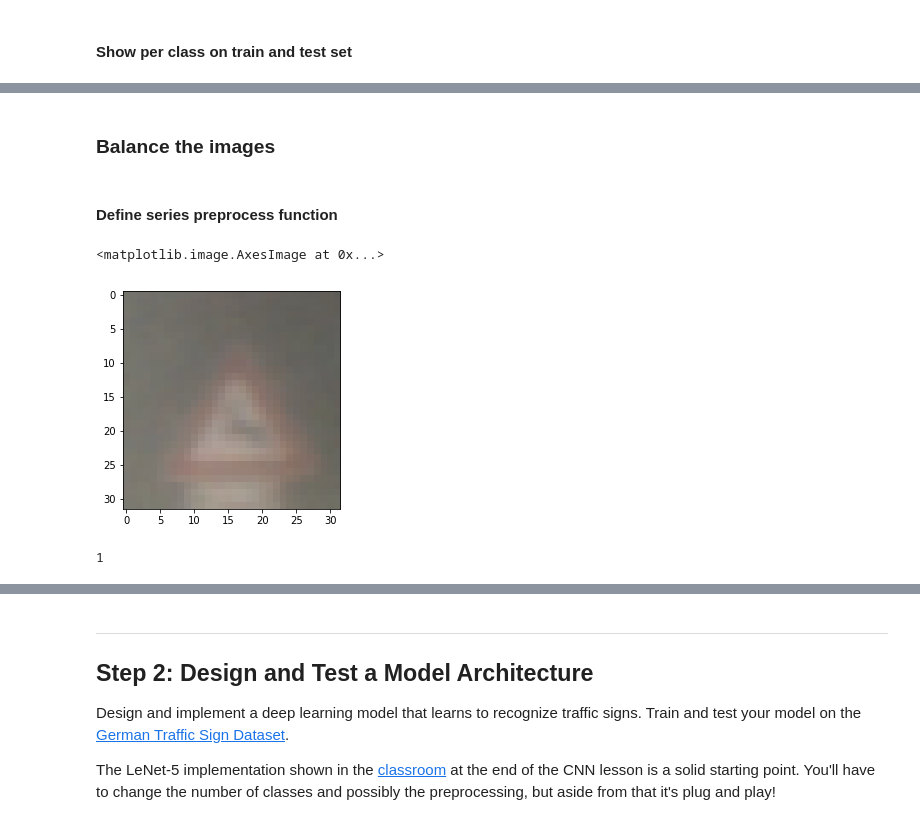
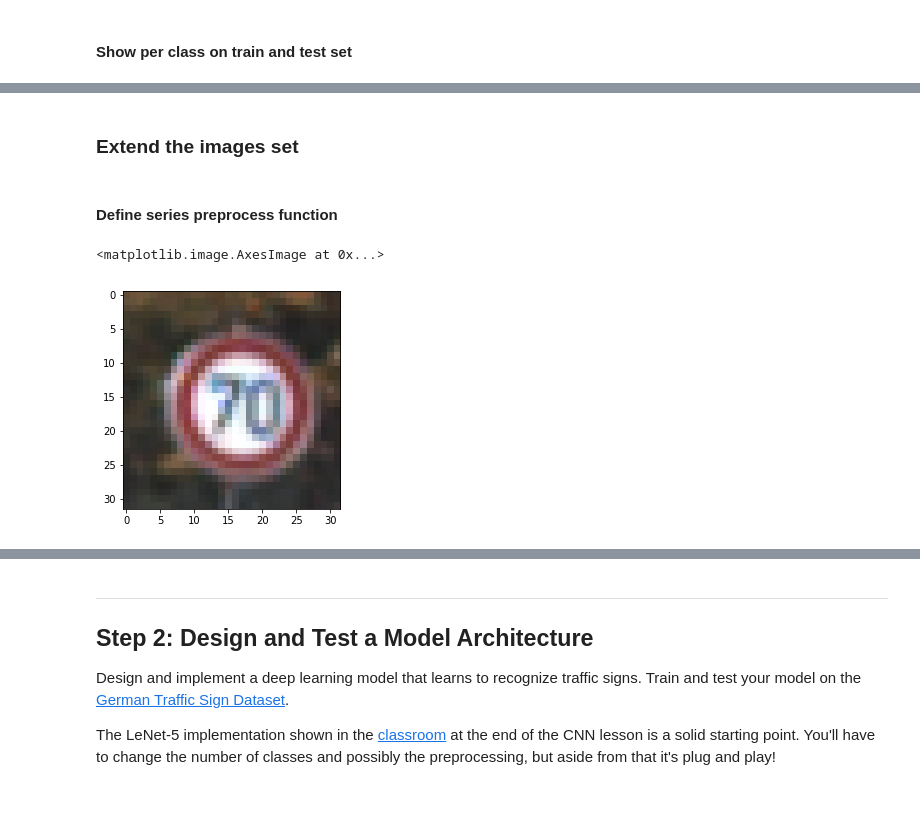
Before and after one commit to aimuch/CarND-Traffic-Sign-Classifier-Project, a Jupyter notebook: Traffic_Sign_Classifier.ipynb, the cells around one changed output, grey strips where cells are left out. Cells and saved outputs as stored; diff of their text form; code cells hidden in the pictures.

```diff
--- a/Traffic_Sign_Classifier.ipynb
+++ b/Traffic_Sign_Classifier.ipynb
@@ -271,4 +271,4 @@ show_per_class_train_test_histogram()
 # %% [markdown]
-### Balance the images
+### Extend the images set
 # %% [markdown]
 #### Define series preprocess function
@@ -292,10 +332,5 @@ def gamma_image(x,gamma=0.5):
 # %%
-plt.imshow(X_train[400])
+plt.imshow(X_train[8020])
 # %% [output]
 <matplotlib.image.AxesImage at 0x...>
-[figure, old version]
+[figure, new version]
-# %%
-# plt.imshow(gamma_blue(X_train[400],3))
-np.uint8(257)
-# %% [output]
-1
```
Also changed, not shown: parts of 36 cells of this notebook.
